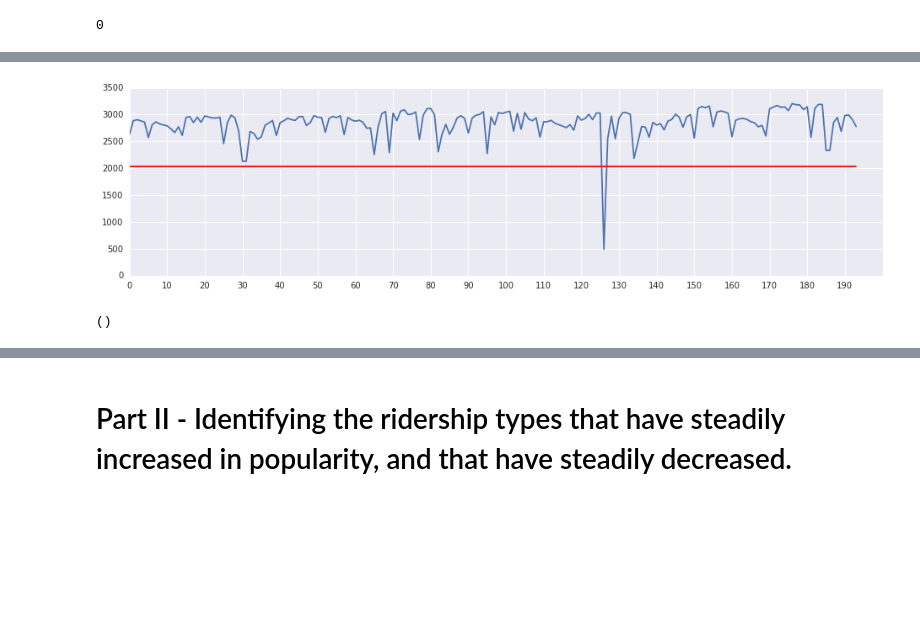
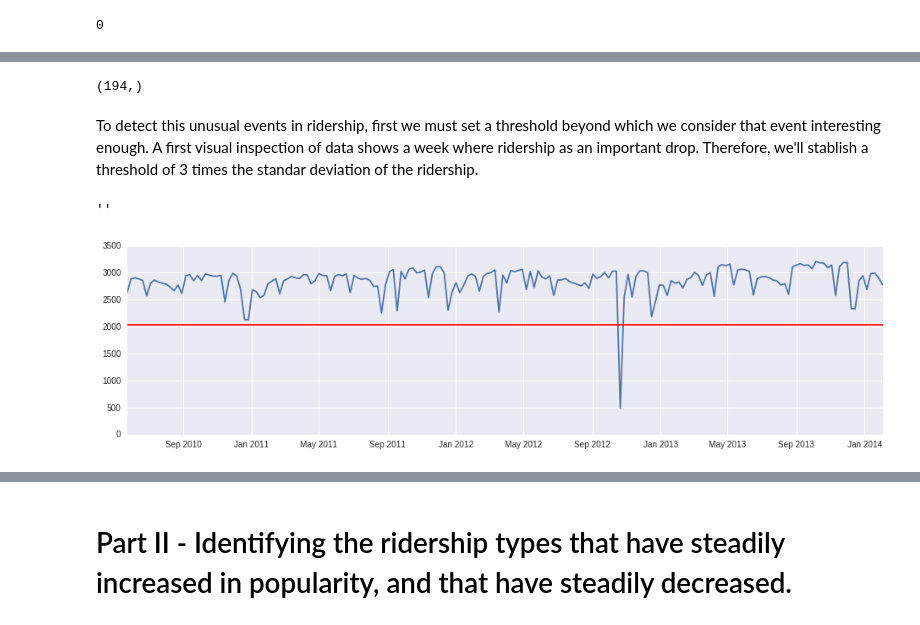
Before and after one commit to alephcero/PUI2016_fdg224, a Jupyter notebook: HW9_fdg224/HW9_1_fdg224.ipynb, the cells around one changed output, grey strips where cells are left out. Drawn from its saved outputs; the diff is of its cells as text; code cells hidden in the pictures; blank space fills up the shorter version.

```diff
--- a/HW9_fdg224/HW9_1_fdg224.ipynb
+++ b/HW9_fdg224/HW9_1_fdg224.ipynb
@@ -32,8 +40,9 @@ data = np.where(rawData == -1, np.nan, rawData)
 # %%
-#stationsMean = np.nanmean(data,axis=0)
-#axis 1 is cardsa
 stationsMean = np.nanmean(data,axis=0)
 allMeans = np.nanmean(stationsMean,axis=0)
+allMeans.shape
+# %% [output]
+(194,)
 # %%
 #weeks 05/21/2010 to 02/21/2014.
 import datetime
@@ -48,17 +57,19 @@ for i in range(194):
 weeks = np.array(weeks)
 # %%
 rng = pd.date_range('05/21/2010',periods = 194, freq = 'w')
+# %% [markdown]
+To detect this unusual events in ridership, first we must set a threshold beyond which we consider that event interesting enough. A first visual inspection of data shows a week where ridership as an important drop. Therefore, we'll stablish a threshold of 3 times the standar deviation of the ridership.
 # %%
 threshold = allMeans.mean() - 3 * allMeans.std()
 # %%
 fig = plt.figure(figsize=(16,4))
 ax = fig.add_subplot(111)
-ax.plot(allMeans)
-ax.plot((0, 193), (threshold, threshold), 'r-')
-ax.set_xticks(range(0,194,10))
-plt.show()
-#ax.set_xticklabels(weeks,rotation = 'vertical')
-()
+ax.plot(rng,allMeans)
+ax.plot((rng[0], rng[193]), (threshold, threshold), 'r-')
+ax.set_title('Ridership from May 2010 to February 2014')
+ax.set_xlabel('Week')
+ax.set_ylabel('Ridership from May 2010 to February 2014')
+''
 # %% [output]
+''
-[figure, old version]
+[figure, new version]
-()
```
Also changed, not shown: parts of 10 cells of this notebook, 1 other file.
